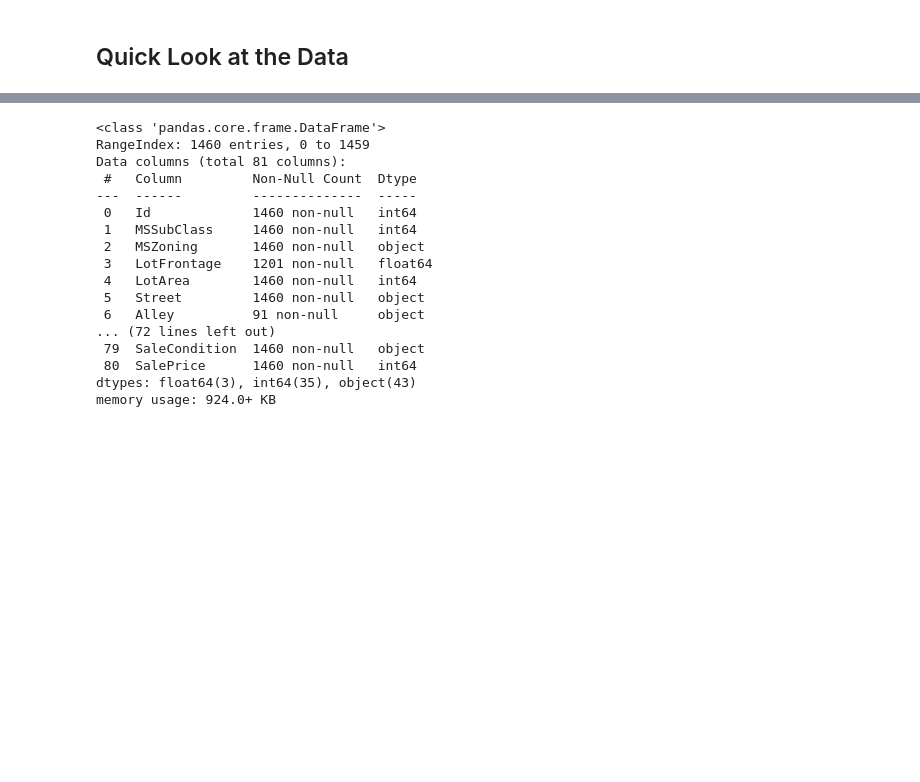
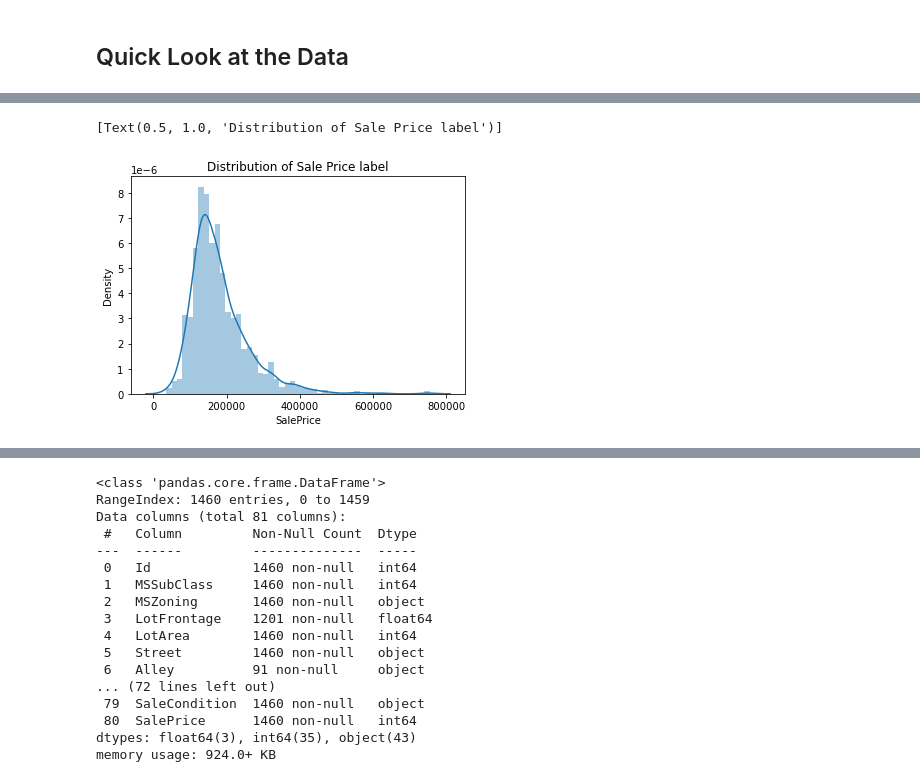
Before and after one commit to TiagoOliveira98/HousePrices, a Jupyter notebook: main.ipynb, the cells around one changed output, grey strips where cells are left out. Drawn from its saved outputs; the diff is of its cells as text; code cells hidden in the pictures; blank space fills up the shorter version.

```diff
--- a/main.ipynb
+++ b/main.ipynb
@@ -24,0 +82,6 @@ train_df.head()
+# %%
+plot = sns.distplot(train_df['SalePrice'])
+plot.set(title='Distribution of Sale Price label')
+# %% [output]
+[Text(0.5, 1.0, 'Distribution of Sale Price label')]
+[figure, added]
```
Also changed, not shown: parts of 39 cells of this notebook.
